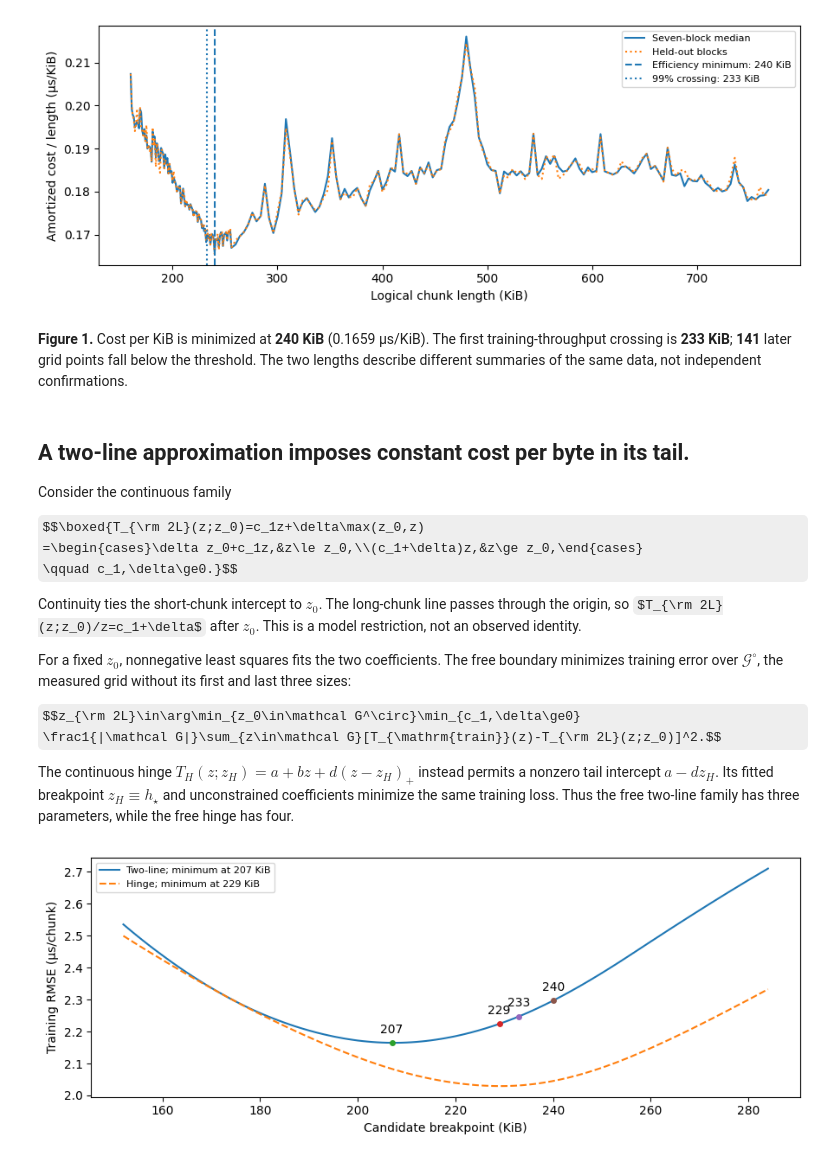
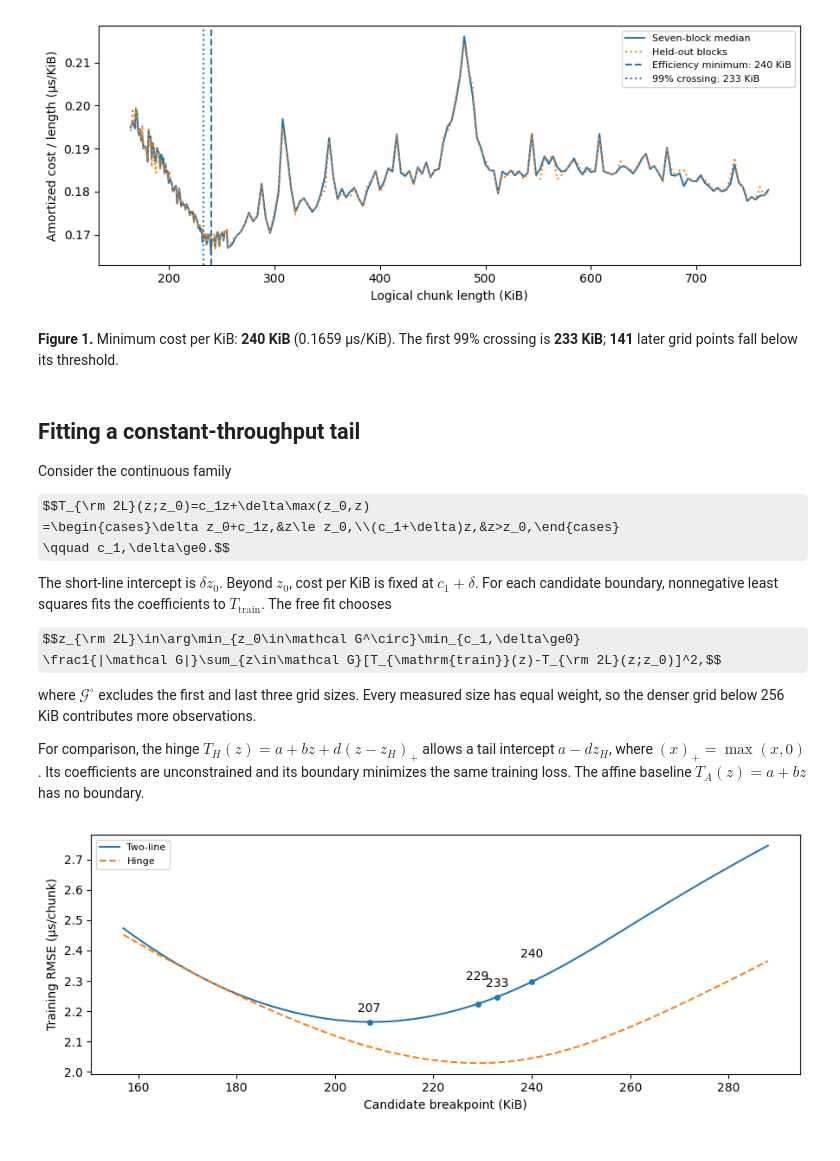
Before and after one commit to yabsed/vlm-in-flash, a Jupyter notebook: conclusion/python/results/01/01_chunk_latency.ipynb, the cells around one changed output. Saved outputs shown, nothing was run; the diff lists cells and outputs as text; code cells hidden in the pictures; some formulas as TeX source.

```diff
--- a/conclusion/python/results/01/01_chunk_latency.ipynb
+++ b/conclusion/python/results/01/01_chunk_latency.ipynb
@@ -134,7 +130,7 @@ B = 1000 * z / (1024 * T_train)
 B_smooth = pd.Series(B).rolling(3, center=True, min_periods=1).median().to_numpy()
 z_99 = z[np.flatnonzero(B_smooth >= .99 * B_smooth.max())[0]]
 # %%
-zoom = z >= 160
+zoom = z >= 0.7 * min(z_eff, z_99)
 plt.figure(figsize=(9, 3.5))
 plt.plot(z[zoom], 1000 * rho[zoom], label="Seven-block median")
 plt.plot(z[zoom], 1000 * T_test[zoom] / z[zoom], ":", label="Held-out blocks")
@@ -146,33 +142,32 @@ plt.legend(fontsize=8)
 plt.tight_layout()
 plt.show()
 # %% [output]
-[figure, old version]
+[figure, new version]
 # %%
-below = np.sum(B_smooth[z >= z_99] < .99 * B_smooth.max())
+below = np.sum(B_smooth[z > z_99] < .99 * B_smooth.max())
 display(Markdown(
-    f"**Figure 1.** Cost per KiB is minimized at **{z_eff:g} KiB** "
-    f"({1000 * rho.min():.4f} µs/KiB). The first training-throughput crossing is "
-    f"**{z_99:g} KiB**; **{below}** later grid points fall below the threshold. "
-    "The two lengths describe different summaries of the same data, not independent confirmations."))
+    f"**Figure 1.** Minimum cost per KiB: **{z_eff:g} KiB** "
+    f"({1000 * rho.min():.4f} µs/KiB). The first 99% crossing is "
+    f"**{z_99:g} KiB**; **{below}** later grid points fall below its threshold."))
 # %% [output]
-**Figure 1.** Cost per KiB is minimized at **240 KiB** (0.1659 µs/KiB). The first training-throughput crossing is **233 KiB**; **141** later grid points fall below the threshold. The two lengths describe different summaries of the same data, not independent confirmations.
+**Figure 1.** Minimum cost per KiB: **240 KiB** (0.1659 µs/KiB). The first 99% crossing is **233 KiB**; **141** later grid points fall below its threshold.
 # %% [markdown]
-## A two-line approximation imposes constant cost per byte in its tail.
+## Fitting a constant-throughput tail
 
 Consider the continuous family
 
-$$\boxed{T_{\rm 2L}(z;z_0)=c_1z+\delta\max(z_0,z)
-=\begin{cases}\delta z_0+c_1z,&z\le z_0,\\(c_1+\delta)z,&z\ge z_0,\end{cases}
-\qquad c_1,\delta\ge0.}$$
+$$T_{\rm 2L}(z;z_0)=c_1z+\delta\max(z_0,z)
+=\begin{cases}\delta z_0+c_1z,&z\le z_0,\\(c_1+\delta)z,&z>z_0,\end{cases}
+\qquad c_1,\delta\ge0.$$
 
-Continuity ties the short-chunk intercept to $z_0$. The long-chunk line passes through the origin, so $T_{\rm 2L}(z;z_0)/z=c_1+\delta$ after $z_0$. This is a model restriction, not an observed identity.
-
-For a fixed $z_0$, nonnegative least squares fits the two coefficients. The free boundary minimizes training error over $\mathcal G^\circ$, the measured grid without its first and last three sizes:
+The short-line intercept is $\delta z_0$. Beyond $z_0$, cost per KiB is fixed at $c_1+\delta$. For each candidate boundary, nonnegative least squares fits the coefficients to $T_{\mathrm{train}}$. The free fit chooses
 
 $$z_{\rm 2L}\in\arg\min_{z_0\in\mathcal G^\circ}\min_{c_1,\delta\ge0}
-\frac1{|\mathcal G|}\sum_{z\in\mathcal G}[T_{\mathrm{train}}(z)-T_{\rm 2L}(z;z_0)]^2.$$
+\frac1{|\mathcal G|}\sum_{z\in\mathcal G}[T_{\mathrm{train}}(z)-T_{\rm 2L}(z;z_0)]^2,$$
 
-The continuous hinge $T_H(z;z_H)=a+bz+d(z-z_H)_+$ instead permits a nonzero tail intercept $a-dz_H$. Its fitted breakpoint $z_H\equiv h_\star$ and unconstrained coefficients minimize the same training loss. Thus the free two-line family has three parameters, while the free hinge has four.
+where $\mathcal G^\circ$ excludes the first and last three grid sizes. Every measured size has equal weight, so the denser grid below 256 KiB contributes more observations.
+
+For comparison, the hinge $T_H(z)=a+bz+d(z-z_H)_+$ allows a tail intercept $a-dz_H$, where $(x)_+=\max(x,0)$. Its coefficients are unconstrained and its boundary minimizes the same training loss. The affine baseline $T_A(z)=a+bz$ has no boundary.
 # %%
 def rmse(observed, predicted):
     return np.sqrt(np.mean((observed - predicted) ** 2))
@@ -193,39 +187,31 @@ z_two_line = z_candidates[np.argmin(E_two_line)]
 # %%
-def X_hinge(z_break):
-    return np.column_stack((np.ones_like(z), z, np.maximum(z - z_break, 0)))
+def fit_hinge(boundary):
+    X = np.column_stack((np.ones_like(z), z, np.maximum(z - boundary, 0)))
+    coefficients = np.linalg.lstsq(X, T_train, rcond=None)[0]
+    return coefficients, X @ coefficients
 
 
-def T_hinge(z_break):
-    return X_hinge(z_break) @ np.linalg.lstsq(X_hinge(z_break), T_train, rcond=None)[0]
-
-
-E_hinge = np.array([rmse(T_train, T_hinge(z_break))
-                    for z_break in z_candidates])
+hinge = {s: fit_hinge(s) for s in z_candidates}
+E_hinge = np.array([rmse(T_train, hinge[s][1]) for s in z_candidates])
 z_hinge = z_candidates[np.argmin(E_hinge)]
+ha, hb, hd = hinge[z_hinge][0]
 band = z_candidates[E_two_line <= 1.01 * E_two_line.min()]
 # %%
-reported_boundaries = {
-    "Efficiency minimum": float(z_eff),
-    "99% throughput crossing": float(z_99),
-    "Hinge breakpoint": float(z_hinge),
-}
-local = (z_candidates >= min(z_two_line, *reported_boundaries.values()) - 55) & (
-    z_candidates <= max(z_two_line, *reported_boundaries.values()) + 45)
+marked = sorted({z_eff, z_99, z_two_line, z_hinge})
+local = (z_candidates >= min(marked) - 50) & (z_candidates <= max(marked) + 50)
 plt.figure(figsize=(9, 3.5))
-plt.plot(z_candidates[local], 1000 * E_two_line[local],
-         label=f"Two-line; minimum at {z_two_line:g} KiB")
-plt.plot(z_candidates[local], 1000 * E_hinge[local], "--",
-         label=f"Hinge; minimum at {z_hinge:g} KiB")
-for z_break in sorted(set((z_two_line, *reported_boundaries.values()))):
-    error = 1000 * rmse(T_train, T_two_line(z_break))
-    plt.plot(z_break, error, "o", ms=4)
-    plt.annotate(f"{z_break:g}", (z_break, error), xytext=(0, 8),
+plt.plot(z_candidates[local], 1000 * E_two_line[local], label="Two-line")
+plt.plot(z_candidates[local], 1000 * E_hinge[local], "--", label="Hinge")
+for i, boundary in enumerate(marked):
+    error = 1000 * rmse(T_train, two_line[boundary][1])
+    plt.plot(boundary, error, "o", color="C0", ms=4)
+    plt.annotate(f"{boundary:g}", (boundary, error), xytext=(0, 8 + 12 * (i % 2)),
                  textcoords="offset points", ha="center")
 plt.xlabel("Candidate breakpoint (KiB)")
 plt.ylabel("Training RMSE (µs/chunk)")
 plt.legend(fontsize=8)
 plt.tight_layout()
 plt.show()
 # %% [output]
-[figure, old version]
+[figure, new version]
 # %%
```
Also changed, not shown: parts of 20 cells of this notebook.
